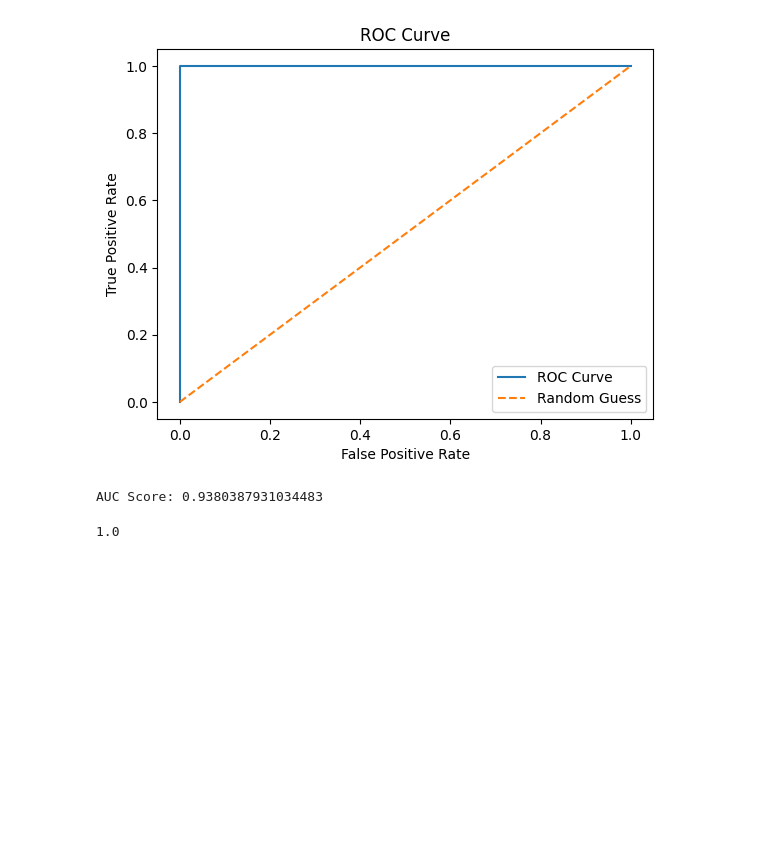
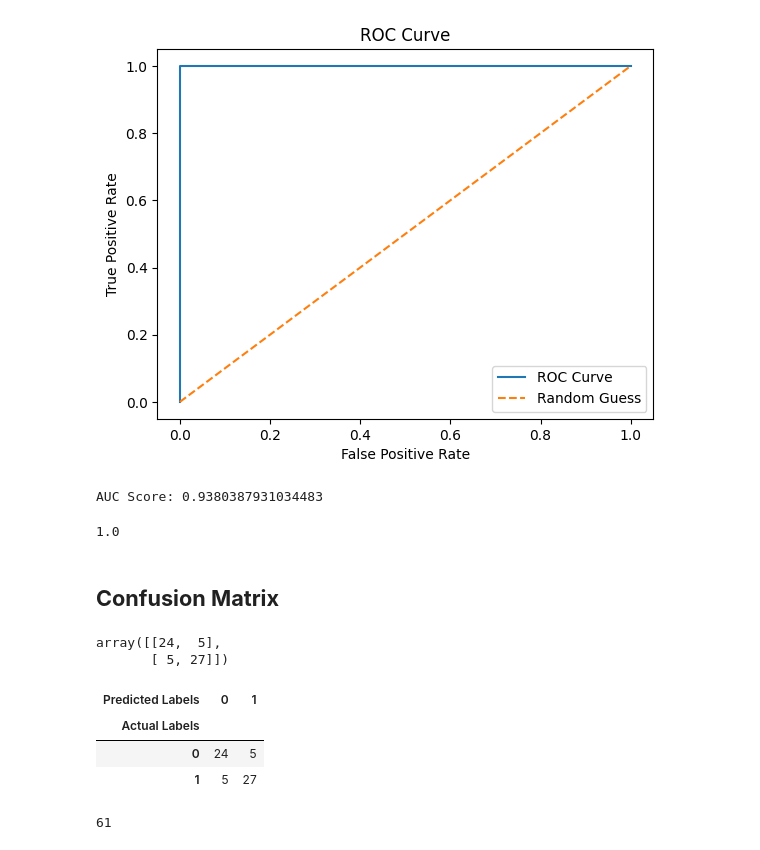
Before and after one commit to atulhooda/ml-learning-scikit-learn, a Jupyter notebook: introduction-to-scikit-learn.ipynb, the cells around one changed output. Drawn from its saved outputs; the diff is of its cells as text; code cells hidden in the pictures; blank space fills up the shorter version.

Commit message:
started confusion matrix

```diff
--- a/introduction-to-scikit-learn.ipynb
+++ b/introduction-to-scikit-learn.ipynb
@@ -1645,3 +1645,27 @@ AUC Score: 0.9380387931034483
 roc_auc_score(y_test,y_test)
 # %% [output]
 1.0
+# %% [markdown]
+## **Confusion Matrix**
+# %%
+from sklearn.metrics import confusion_matrix
+y_preds = clf.predict(x_test)
+confusion_matrix(y_test,y_preds)
+# %% [output]
+array([[24,  5],
+       [ 5, 27]])
+# %%
+#visualize confusion matrix with pd.crosstab()
+pd.crosstab(y_test,
+            y_preds,
+            rownames=["Actual Labels"],
+            colnames=["Predicted Labels"])
+# %% [output]
+| Predicted Labels | 0 | 1 |
+| Actual Labels |  |  |
+| 0 | 24 | 5 |
+| 1 | 5 | 27 |
+# %%
+len(y_preds)
+# %% [output]
+61
```
